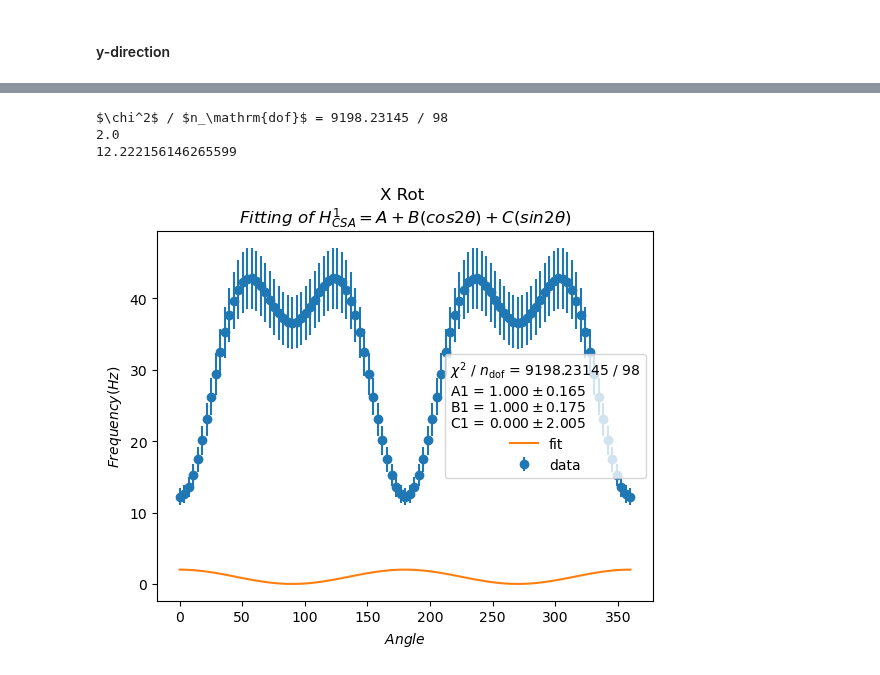
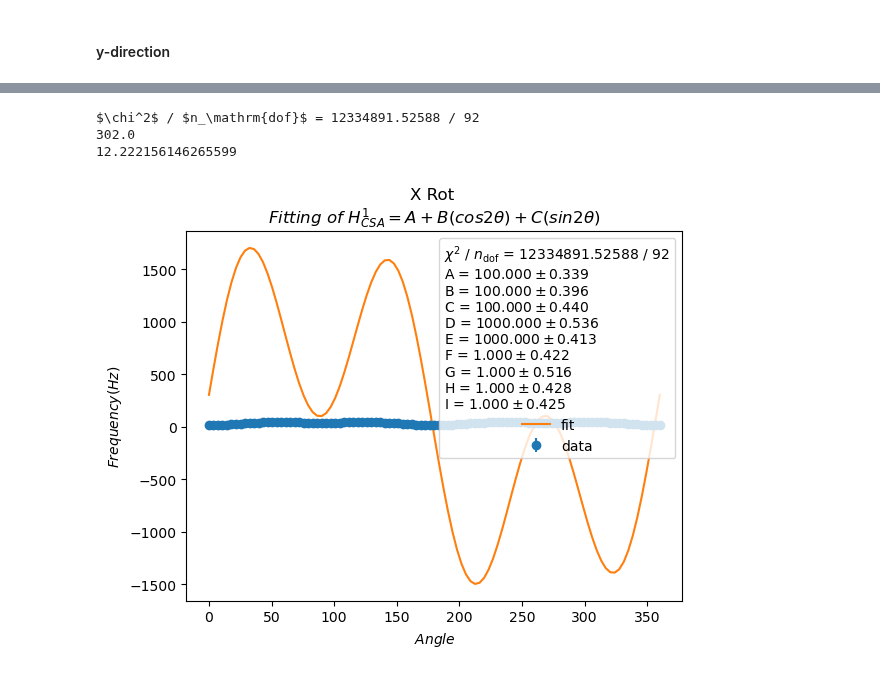
Before and after one commit to AstrobioShiva/Script_project, a Jupyter notebook: Python/Plotting/freq_fit.ipynb, the cells around one changed output, grey strips where cells are left out. Drawn from its saved outputs; the diff is of its cells as text; code cells hidden in the pictures.

```diff
--- a/Python/Plotting/freq_fit.ipynb
+++ b/Python/Plotting/freq_fit.ipynb
@@ -550,11 +581,9 @@ yerr = 0.1
 
 # least_squares = LeastSquares(x, y_sx, yerr, Hcsa1)
 
-least_squares = LeastSquares(x, y_sy,y_sy/10, Hcsa1)
-m = Minuit(least_squares, A1 = 1, B1 = 1, C1= 0)
+least_squares = LeastSquares(x, y_sy,y_sy/10, fourier)
+m = Minuit(least_squares, A = 100, B = 100, C = 100, D = 1000, E = 1000, F = 1, G = 1, H = 1, I = 1)
 
-# m.fixed["A1"] = True
-# m.fixed["B1"] = Truessetion
 m.hesse()   # accurately computes uncertainties
 # %% [output]
 | External |  |  |  |  |
@@ -574,26 +615,26 @@ m.hesse()   # accurately computes uncertainties
 # %%
 fit_info = [
     f"$\\chi^2$ / $n_\\mathrm{{dof}}$ = {m.fval:.5f} / {len(x) - m.nfit}",
 ]
 print(fit_info[0])
 
 for p, v, e in zip(m.parameters, m.values, m.errors):
     fit_info.append(f"{p} = ${v:.3f} \\pm {e:.3f}$")
 
 plt.errorbar(x, y_sy, y_sy/10, fmt="o", label="data")
-plt.plot(x, Hcsa1(x, *m.values), label="fit")
+plt.plot(x, fourier(x, *m.values), label="fit")
 
 plt.xlabel(r'$Angle$')
 plt.ylabel(r'$Frequency (Hz)$')
 plt.title('X Rot \n'+r'$Fitting\ of\ H^1_{CSA} = A + B(cos2\theta )+ C(sin2\theta)$')
 plt.legend(title="\n".join(fit_info))
 # plt.savefig("miniuit_fit_Hcsa1")
 
-print(Hcsa1(0, *m.values))
+print(fourier(0, *m.values))
 #print(HQ2(0, *m.values))
 print(y_sy[0])
 # %% [output]
-$\chi^2$ / $n_\mathrm{dof}$ = 9198.23145 / 98
-2.0
+$\chi^2$ / $n_\mathrm{dof}$ = 12334891.52588 / 92
+302.0
 12.222156146265599
-[figure, old version]
+[figure, new version]
```
Also changed, not shown: parts of 7 cells of this notebook, 4 other files.
